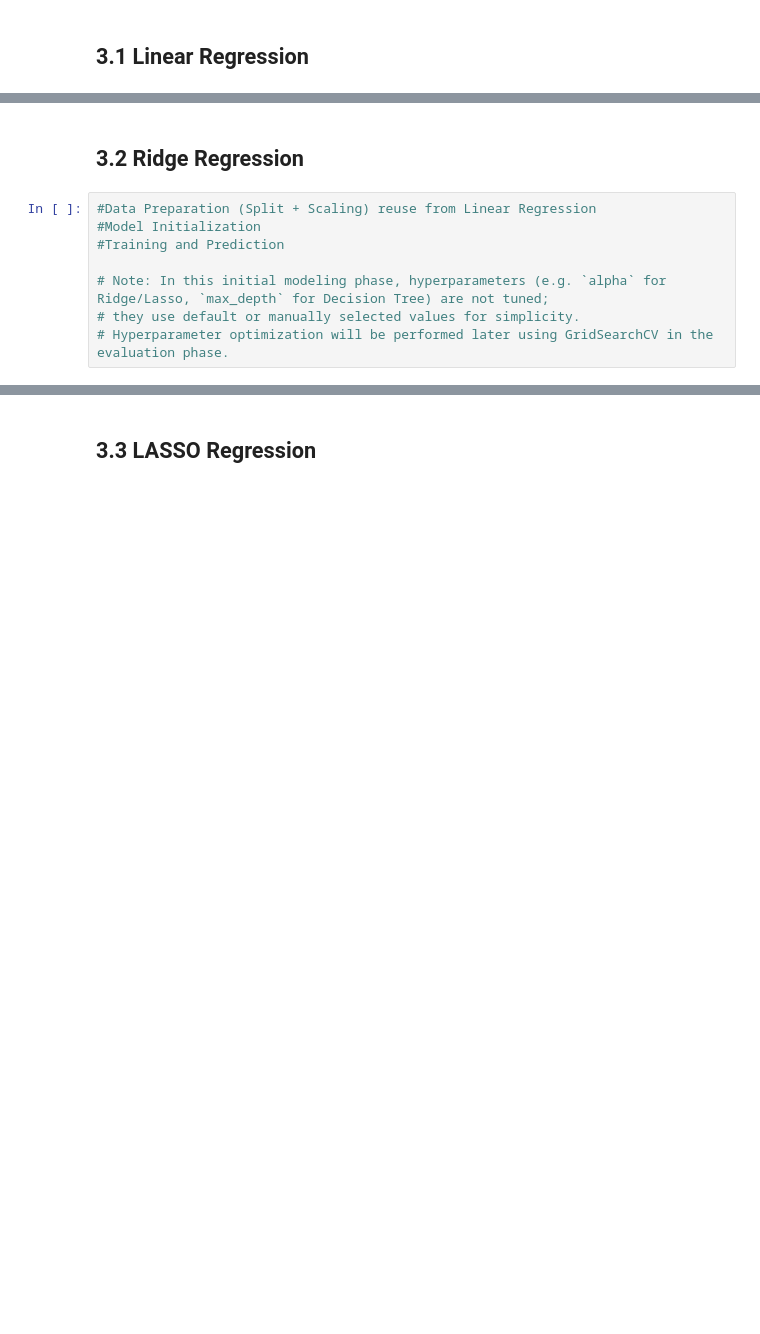
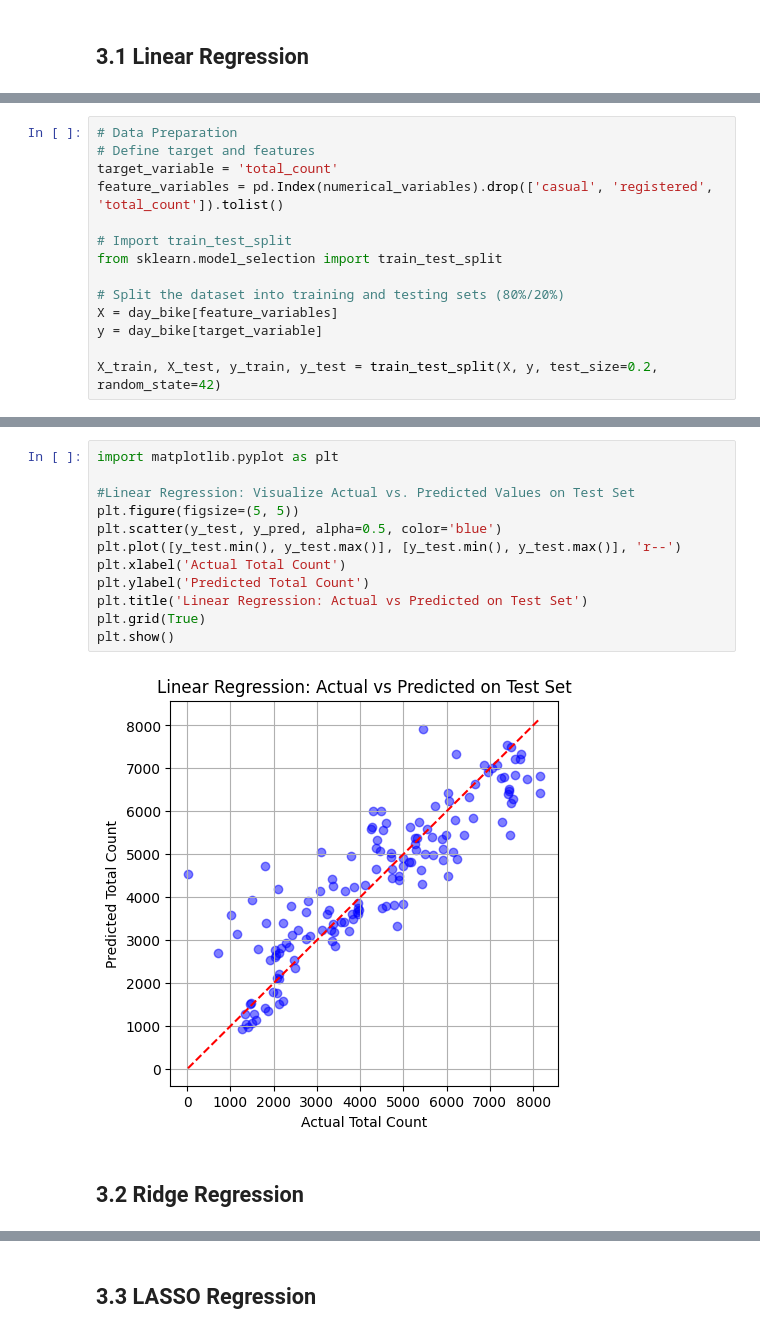
Before and after one commit to Wenxin-Lyu/MLDA_Project_Bike_Sharing, a Jupyter notebook: bike_sharing_report.ipynb, the cells around one changed output, grey strips where cells are left out. Saved outputs shown, nothing was run; the diff lists cells and outputs as text; blank space fills up the shorter version.

Commit message:
Finish writing the content of Chapter 3: Modeling

```diff
--- a/bike_sharing_report.ipynb
+++ b/bike_sharing_report.ipynb
@@ -501,0 +498,14 @@ All models will be trained on the training set and make predictions on the test
+# %%
+# Data Preparation
+# Define target and features
+target_variable = 'total_count'
+feature_variables = pd.Index(numerical_variables).drop(['casual', 'registered', 'total_count']).tolist()
+
+# Import train_test_split
+from sklearn.model_selection import train_test_split
+
+# Split the dataset into training and testing sets (80%/20%)
+X = day_bike[feature_variables]
+y = day_bike[target_variable]
+
+X_train, X_test, y_train, y_test = train_test_split(X, y, test_size=0.2, random_state=42)
@@ -502,10 +526,16 @@ All models will be trained on the training set and make predictions on the test
+# %%
+import matplotlib.pyplot as plt
+
+#Linear Regression: Visualize Actual vs. Predicted Values on Test Set
+plt.figure(figsize=(5, 5))
+plt.scatter(y_test, y_pred, alpha=0.5, color='blue')
+plt.plot([y_test.min(), y_test.max()], [y_test.min(), y_test.max()], 'r--')
+plt.xlabel('Actual Total Count')
+plt.ylabel('Predicted Total Count')
+plt.title('Linear Regression: Actual vs Predicted on Test Set')
+plt.grid(True)
+plt.show()
+# %% [output]
+[figure, added]
 # %% [markdown]
 ## 3.2 Ridge Regression
-# %%
-#Data Preparation (Split + Scaling) reuse from Linear Regression
-#Model Initialization
-#Training and Prediction
-
-# Note: In this initial modeling phase, hyperparameters (e.g. `alpha` for Ridge/Lasso, `max_depth` for Decision Tree) are not tuned;
-# they use default or manually selected values for simplicity.
-# Hyperparameter optimization will be performed later using GridSearchCV in the evaluation phase.
```
Also changed, not shown: parts of 14 cells of this notebook.
